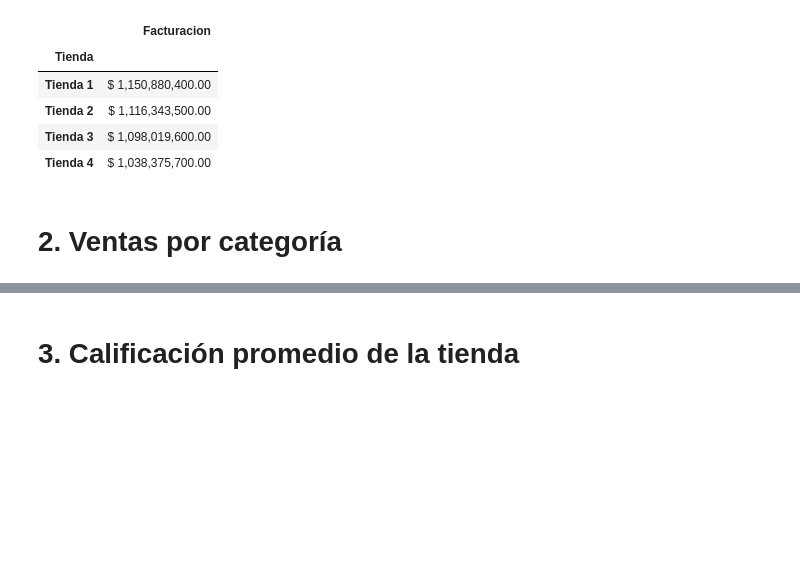
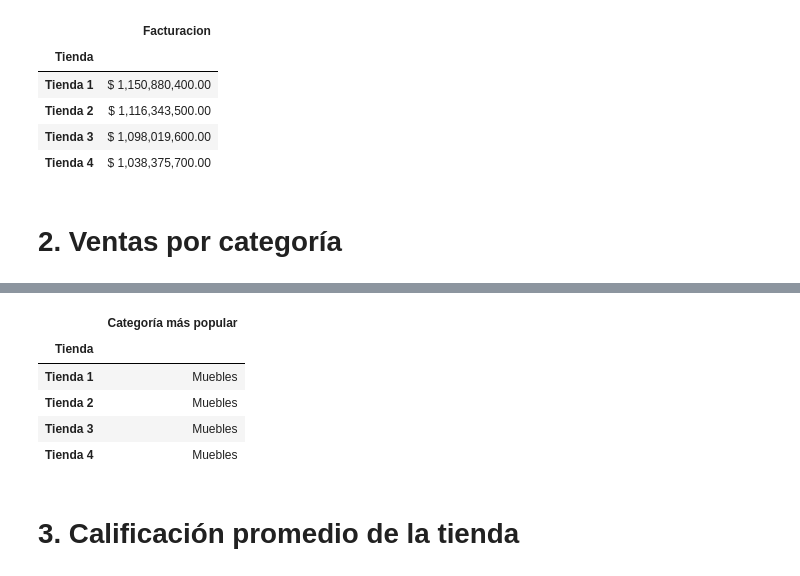
Before and after one commit to Arcturus26/Challenge-Alura-Store, a Jupyter notebook: AluraStoreLatam.ipynb, the cells around one changed output, grey strips where cells are left out. Cells and saved outputs as stored; diff of their text form; code cells hidden in the pictures; blank space fills up the shorter version.

```diff
--- a/AluraStoreLatam.ipynb
+++ b/AluraStoreLatam.ipynb
@@ -70,3 +91,17 @@ facturacion
+# %%
+categorias_mas_populares = (
+    ventas_por_categoria
+    .idxmax(axis=0)
+    .to_frame(name='Categoría más popular')
+    )
+categorias_mas_populares
+# %% [output]
+|  | Categoría más popular |
+| Tienda |  |
+| Tienda 1 | Muebles |
+| Tienda 2 | Muebles |
+| Tienda 3 | Muebles |
+| Tienda 4 | Muebles |
 # %% [markdown]
 # 3. Calificación promedio de la tienda
 # %% [markdown]
```
Also changed, not shown: parts of 3 cells of this notebook.
